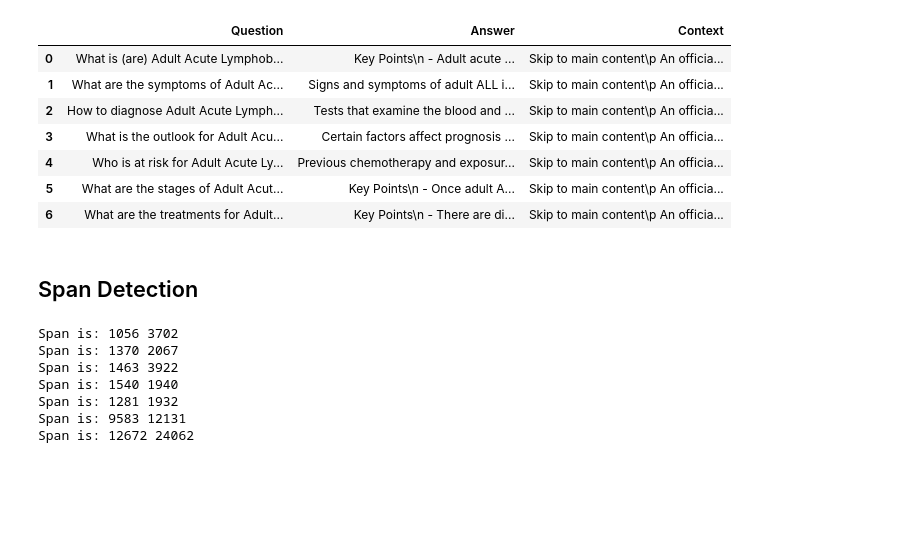
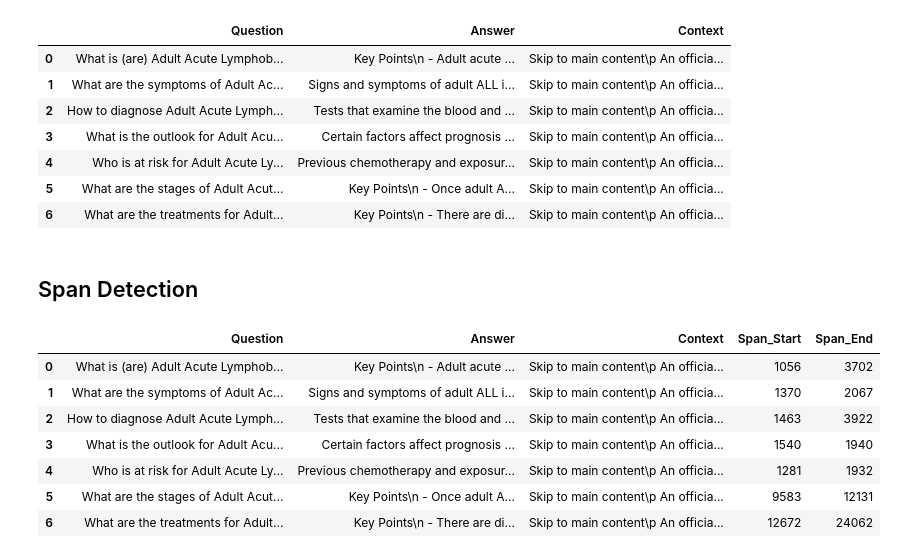
Before and after one commit to atanpure/CSE256_Project, a Jupyter notebook: Preprocessing.ipynb, the cells around one changed output. Saved outputs shown, nothing was run; the diff lists cells and outputs as text; code cells hidden in the pictures; blank space fills up the shorter version.

Commit message:
Minor changes in Span Detection code

```diff
--- a/Preprocessing.ipynb
+++ b/Preprocessing.ipynb
@@ -74,41 +74,56 @@ def get_span(refined_text, answers_all):
         answer = answer.replace("\p"," ")
         answer = answer.strip()
         answers.append(answer)
 
     refined_answers = []
 
     spans = []
     for answer in answers:
         answer = answer.replace('-',' ')
         refined_answer = " ".join(answer.split())
         result = refined_text.find(refined_answer[:50])
         if(result!=-1):
             i, j = result, result + len(refined_answer)
             spans.append((i,j))
         else:
             spans.append((-1,-1))
     return spans
 
 
 text = output_df['Context'].iloc[0]
 answers_all = output_df['Answer'].tolist()
 
 text = text.replace("\n", " ")
 text = text.replace("\p"," ")
 text = text.strip()
 text = text.replace('-',' ')
 refined_text = " ".join(text.split())
 
 spans = get_span(refined_text, answers_all)
-for span in spans:
-    if(span[0]!=-1):
-        print("Span is:", span[0], span[1])
-        #print(text[span[0]:span[1]])
+
+span_df = output_df.copy()
+
+span_df = span_df.join(pd.DataFrame(
+    {
+        'Span_Start': -1,
+        'Span_End': -1,
+    }, index=span_df.index
+))
+
+for i in range(len(spans)):
+    span = spans[i]
+    span_df["Span_Start"].iloc[i] = span[0]
+    span_df["Span_End"].iloc[i] = span[1]
+
+span_df = span_df[span_df["Span_Start"]!=-1]
+span_df = span_df[span_df["Span_End"]!=-1]
+span_df.dropna()
 # %% [output]
-Span is: 1056 3702
-Span is: 1370 2067
-Span is: 1463 3922
-Span is: 1540 1940
-Span is: 1281 1932
-Span is: 9583 12131
-Span is: 12672 24062
+|  | Question | Answer | Context | Span_Start | Span_End |
+| 0 | What is (are) Adult Acute Lymphob... | Key Points\n - Adult acute ... | Skip to main content\p An officia... | 1056 | 3702 |
+| 1 | What are the symptoms of Adult Ac... | Signs and symptoms of adult ALL i... | Skip to main content\p An officia... | 1370 | 2067 |
+| 2 | How to diagnose Adult Acute Lymph... | Tests that examine the blood and ... | Skip to main content\p An officia... | 1463 | 3922 |
+| 3 | What is the outlook for Adult Acu... | Certain factors affect prognosis ... | Skip to main content\p An officia... | 1540 | 1940 |
+| 4 | Who is at risk for Adult Acute Ly... | Previous chemotherapy and exposur... | Skip to main content\p An officia... | 1281 | 1932 |
+| 5 | What are the stages of Adult Acut... | Key Points\n - Once adult A... | Skip to main content\p An officia... | 9583 | 12131 |
+| 6 | What are the treatments for Adult... | Key Points\n - There are di... | Skip to main content\p An officia... | 12672 | 24062 |
```
Also changed, not shown: parts of 1 cell of this notebook.
